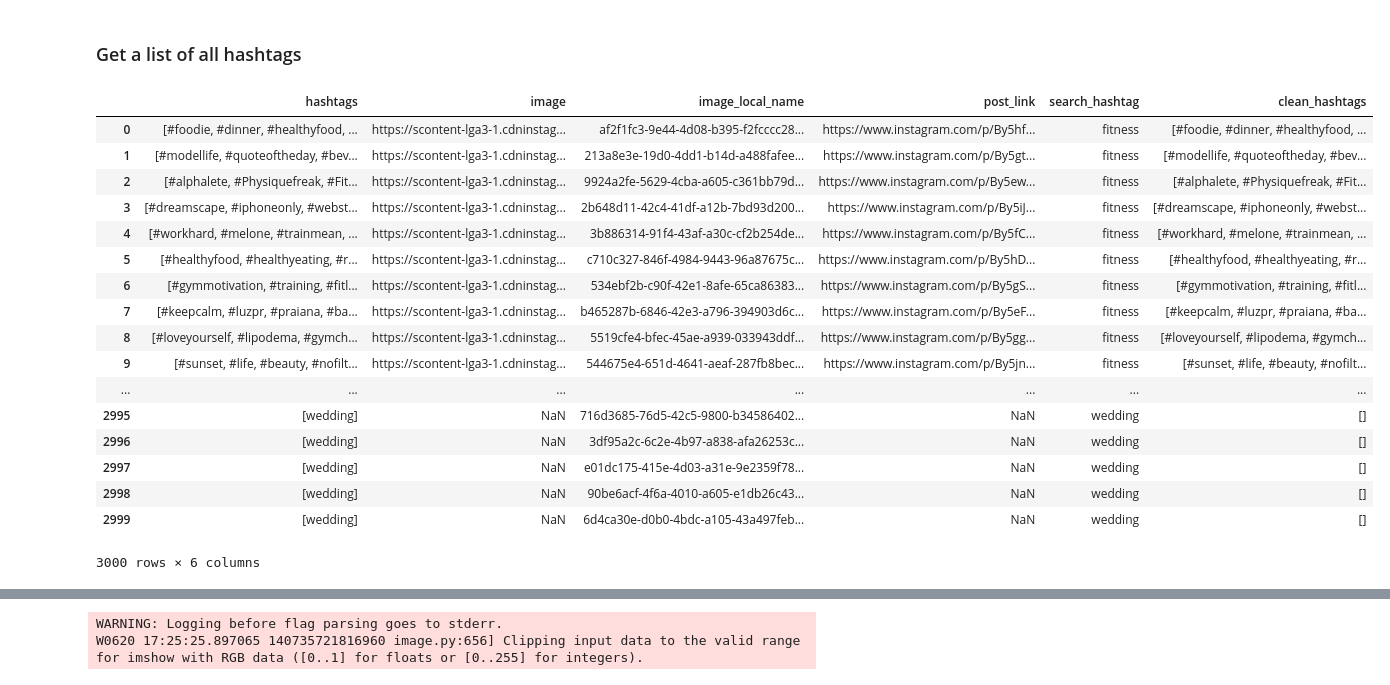
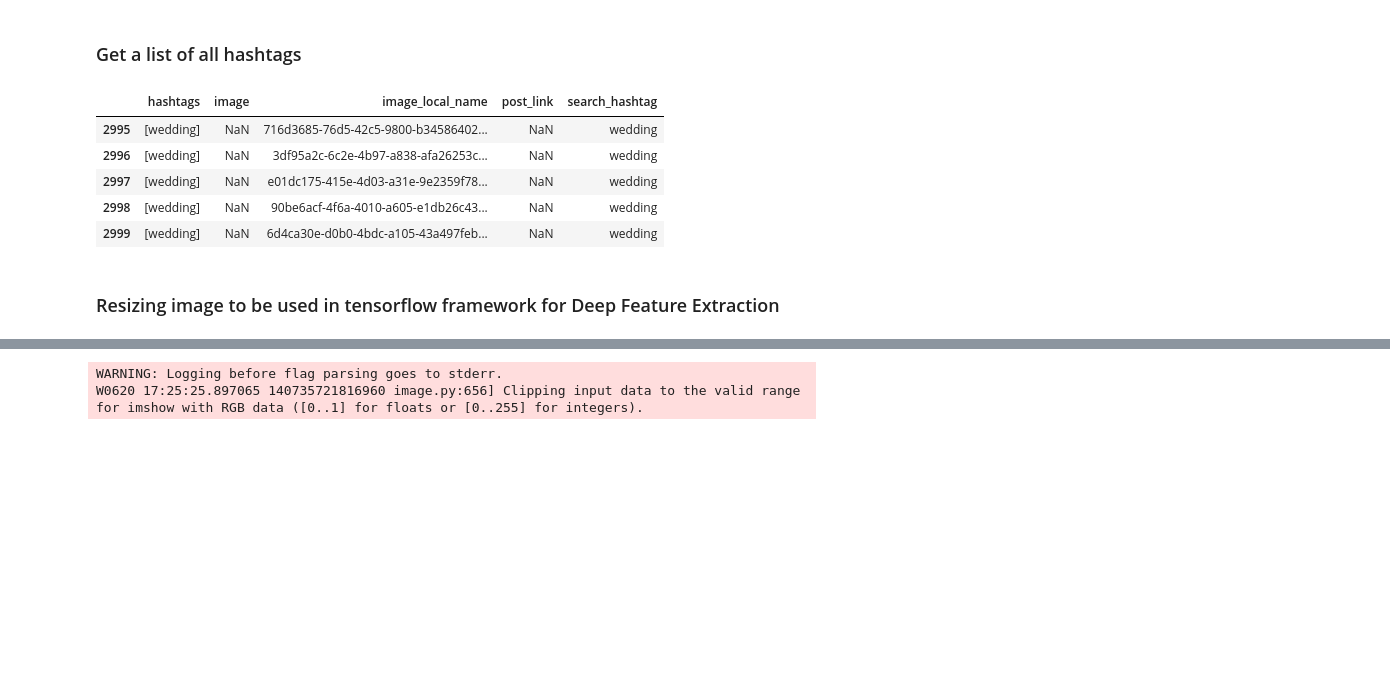
Before and after one commit to AlecMorgan/Automatic-Image-Tagger, a Jupyter notebook: modeling_miles.ipynb, the cells around one changed output, grey strips where cells are left out. Drawn from its saved outputs; the diff is of its cells as text; code cells hidden in the pictures; blank space fills up the shorter version.

Commit message:
clean up code

```diff
--- a/modeling_miles.ipynb
+++ b/modeling_miles.ipynb
@@ -29,23 +30,11 @@ df = reduce(lambda x, y: pd.concat([x, y]), hashtag_dfs)
 # %%
 full_list = pd.DataFrame.reset_index(df, drop=True)
 # %%
-full_list
+full_list.tail()
 # %% [output]
-|  | hashtags | image | image_local_name | post_link | search_hashtag | clean_hashtags |
-| 0 | [#foodie, #dinner, #healthyfood, ... | https://scontent-lga3-1.cdninstag... | af2f1fc3-9e44-4d08-b395-f2fcccc28... | https://www.instagram.com/p/By5hf... | fitness | [#foodie, #dinner, #healthyfood, ... |
-| 1 | [#modellife, #quoteoftheday, #bev... | https://scontent-lga3-1.cdninstag... | 213a8e3e-19d0-4dd1-b14d-a488fafee... | https://www.instagram.com/p/By5gt... | fitness | [#modellife, #quoteoftheday, #bev... |
-| 2 | [#alphalete, #Physiquefreak, #Fit... | https://scontent-lga3-1.cdninstag... | 9924a2fe-5629-4cba-a605-c361bb79d... | https://www.instagram.com/p/By5ew... | fitness | [#alphalete, #Physiquefreak, #Fit... |
-| 3 | [#dreamscape, #iphoneonly, #webst... | https://scontent-lga3-1.cdninstag... | 2b648d11-42c4-41df-a12b-7bd93d200... | https://www.instagram.com/p/By5iJ... | fitness | [#dreamscape, #iphoneonly, #webst... |
-| 4 | [#workhard, #melone, #trainmean, ... | https://scontent-lga3-1.cdninstag... | 3b886314-91f4-43af-a30c-cf2b254de... | https://www.instagram.com/p/By5fC... | fitness | [#workhard, #melone, #trainmean, ... |
-| 5 | [#healthyfood, #healthyeating, #r... | https://scontent-lga3-1.cdninstag... | c710c327-846f-4984-9443-96a87675c... | https://www.instagram.com/p/By5hD... | fitness | [#healthyfood, #healthyeating, #r... |
-| 6 | [#gymmotivation, #training, #fitl... | https://scontent-lga3-1.cdninstag... | 534ebf2b-c90f-42e1-8afe-65ca86383... | https://www.instagram.com/p/By5gS... | fitness | [#gymmotivation, #training, #fitl... |
-| 7 | [#keepcalm, #luzpr, #praiana, #ba... | https://scontent-lga3-1.cdninstag... | b465287b-6846-42e3-a796-394903d6c... | https://www.instagram.com/p/By5eF... | fitness | [#keepcalm, #luzpr, #praiana, #ba... |
-| 8 | [#loveyourself, #lipodema, #gymch... | https://scontent-lga3-1.cdninstag... | 5519cfe4-bfec-45ae-a939-033943ddf... | https://www.instagram.com/p/By5gg... | fitness | [#loveyourself, #lipodema, #gymch... |
-| 9 | [#sunset, #life, #beauty, #nofilt... | https://scontent-lga3-1.cdninstag... | 544675e4-651d-4641-aeaf-287fb8bec... | https://www.instagram.com/p/By5jn... | fitness | [#sunset, #life, #beauty, #nofilt... |
-| ... | ... | ... | ... | ... | ... | ... |
-| 2995 | [wedding] | NaN | 716d3685-76d5-42c5-9800-b34586402... | NaN | wedding | [] |
-| 2996 | [wedding] | NaN | 3df95a2c-6c2e-4b97-a838-afa26253c... | NaN | wedding | [] |
-| 2997 | [wedding] | NaN | e01dc175-415e-4d03-a31e-9e2359f78... | NaN | wedding | [] |
-| 2998 | [wedding] | NaN | 90be6acf-4f6a-4010-a605-e1db26c43... | NaN | wedding | [] |
-| 2999 | [wedding] | NaN | 6d4ca30e-d0b0-4bdc-a105-43a497feb... | NaN | wedding | [] |
+|  | hashtags | image | image_local_name | post_link | search_hashtag |
+| 2995 | [wedding] | NaN | 716d3685-76d5-42c5-9800-b34586402... | NaN | wedding |
+| 2996 | [wedding] | NaN | 3df95a2c-6c2e-4b97-a838-afa26253c... | NaN | wedding |
+| 2997 | [wedding] | NaN | e01dc175-415e-4d03-a31e-9e2359f78... | NaN | wedding |
+| 2998 | [wedding] | NaN | 90be6acf-4f6a-4010-a605-e1db26c43... | NaN | wedding |
+| 2999 | [wedding] | NaN | 6d4ca30e-d0b0-4bdc-a105-43a497feb... | NaN | wedding |
-3000 rows × 6 columns
@@ -54 +41,3 @@ full_list
+# %% [markdown]
+### Resizing image to be used in tensorflow framework for Deep Feature Extraction
 # %%
```
Also changed, not shown: parts of 5 cells of this notebook.
